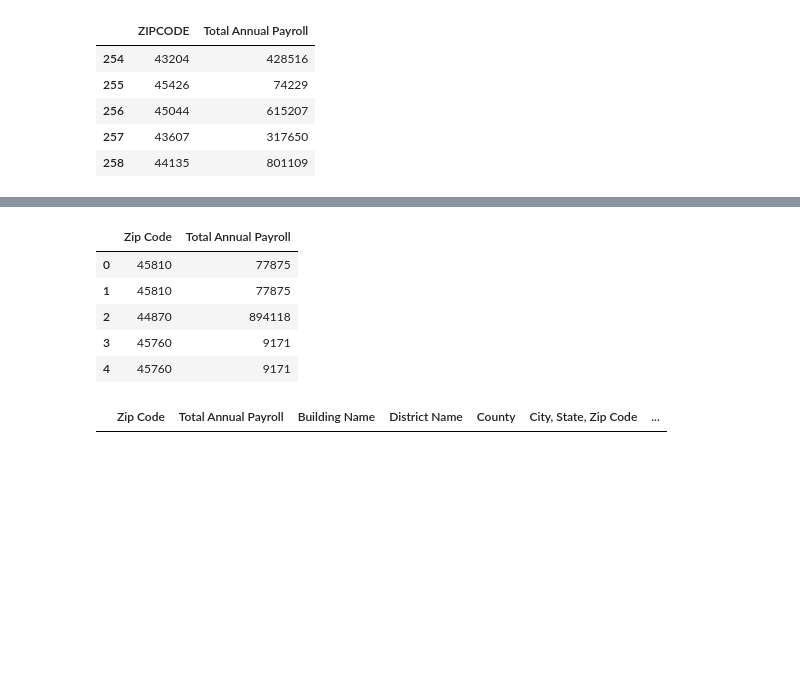
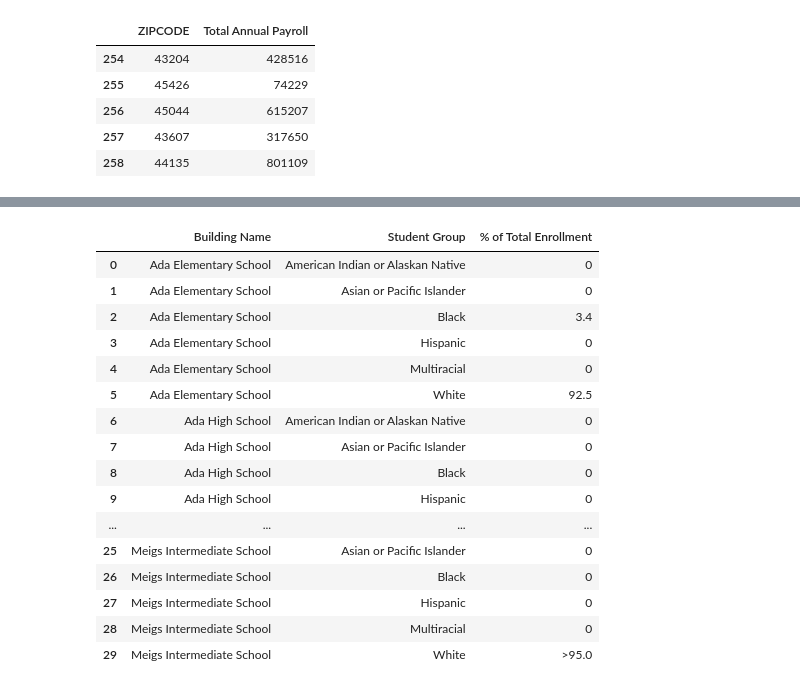
Before and after one commit to Teddi009x/Team_Scholastic_Crush, a Jupyter notebook: TeamScholasticCrush.ipynb, the cells around one changed output, grey strips where cells are left out. Cells and saved outputs as stored; diff of their text form; code cells hidden in the pictures; blank space fills up the shorter version.

```diff
--- a/TeamScholasticCrush.ipynb
+++ b/TeamScholasticCrush.ipynb
@@ -232,28 +288,33 @@ public_df = public_df.loc[public_df["Performance Index Score 2015-16"] != "NC"]
-# %%
-public_payfoll_by_ZIP_df= public_payfoll_by_ZIP_df.rename(columns={"ZIPCODE": "Zip Code"})
-public_payfoll_by_ZIP_df.head()
-# %% [output]
-|  | Zip Code | Total Annual Payroll |
-| 0 | 45810 | 77875 |
-| 1 | 45810 | 77875 |
-| 2 | 44870 | 894118 |
-| 3 | 45760 | 9171 |
-| 4 | 45760 | 9171 |
-# %%
-public_pay_df = public_payfoll_by_ZIP_df.merge(public_df, on="Zip Code")
-public_pay_df
-# %% [output]
-|  | Zip Code | Total Annual Payroll | Building Name | District Name | County | City, State, Zip Code | ... |
 # %%
 csvpath2 = "Resources/Ethnicity.csv"
 raw_data_race = pd.read_csv(csvpath2)
 ethnic_df = pd.read_csv(csvpath2)
 # %%
 ### Replace the >95
-
-
 race_df = raw_data_race[["Building Name", "Student Group","% of Total Enrollment"]]
 race_df = race_df.replace(to_replace = "NC", value = 0)
+race_df["% of Total Enrollment"]=race_df["% of Total Enrollment"].astype(str)
+race_df["% of Total Enrollment"] = race_df["% of Total Enrollment"].replace(to_replace = ">95", value = "95.1")
+#race_df["% of Total Enrollment"]=race_df["% of Total Enrollment"].astype(float)
+race_df.head(30)
+# %% [output]
+|  | Building Name | Student Group | % of Total Enrollment |
+| 0 | Ada Elementary School | American Indian or Alaskan Native | 0 |
+| 1 | Ada Elementary School | Asian or Pacific Islander | 0 |
+| 2 | Ada Elementary School | Black | 3.4 |
+| 3 | Ada Elementary School | Hispanic | 0 |
+| 4 | Ada Elementary School | Multiracial | 0 |
+| 5 | Ada Elementary School | White | 92.5 |
+| 6 | Ada High School | American Indian or Alaskan Native | 0 |
+| 7 | Ada High School | Asian or Pacific Islander | 0 |
+| 8 | Ada High School | Black | 0 |
+| 9 | Ada High School | Hispanic | 0 |
+| ... | ... | ... | ... |
+| 25 | Meigs Intermediate School | Asian or Pacific Islander | 0 |
+| 26 | Meigs Intermediate School | Black | 0 |
+| 27 | Meigs Intermediate School | Hispanic | 0 |
+| 28 | Meigs Intermediate School | Multiracial | 0 |
+| 29 | Meigs Intermediate School | White | >95.0 |
 # %%
 
 df_white = race_df.loc[race_df["Student Group"] == "White", :]
```
Also changed, not shown: parts of 17 cells of this notebook, 2 other files.
